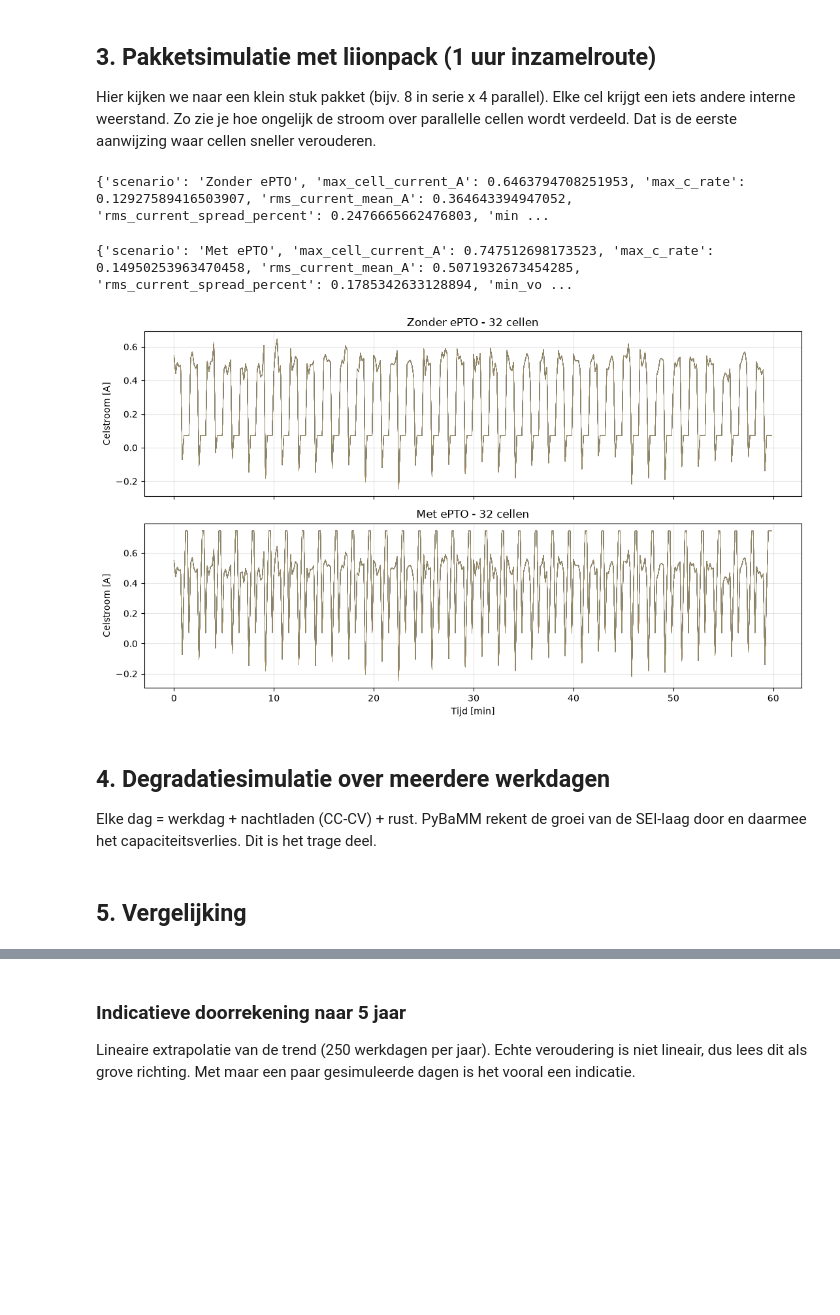
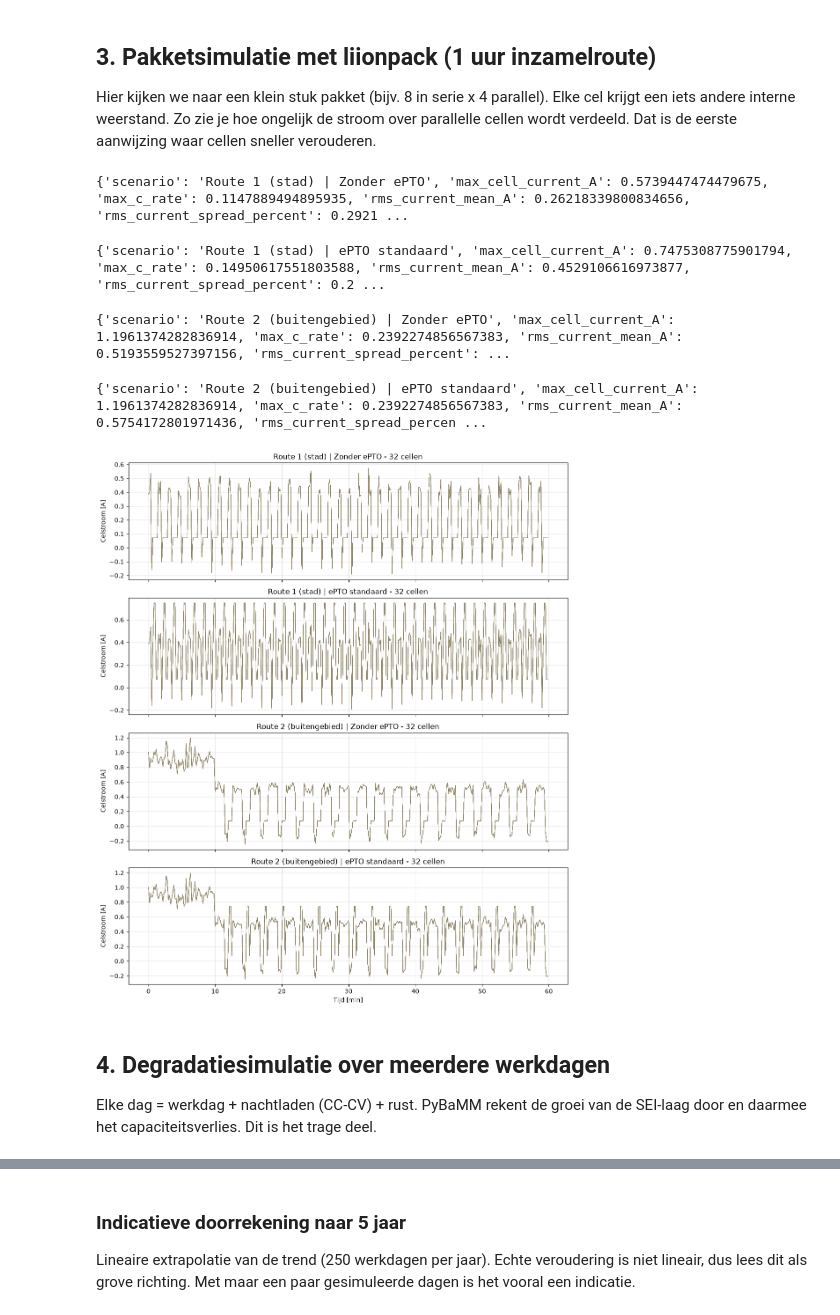
Before and after one commit to Youp44/S7, a Jupyter notebook: run_analysis.ipynb, the cells around one changed output, grey strips where cells are left out. Saved outputs shown, nothing was run; the diff lists cells and outputs as text; code cells hidden in the pictures; blank space fills up the shorter version.

Commit message:
Scenarios

```diff
--- a/run_analysis.ipynb
+++ b/run_analysis.ipynb
@@ -74,0 +63,8 @@ Met ePTO:    {'verbruikt_kWh': 140.75368245862734, 'regen_kWh': 2.66949327718998
+# %%
+ROUTES_AAN = None   # bijv. ["Route 1 (stad)"]
+EPTO_AAN = None     # bijv. ["ePTO standaard", "ePTO alleen lift"]
+
+GEKOZEN = selecteer(routes=ROUTES_AAN, epto=EPTO_AAN)
+print(f"{len(GEKOZEN)} scenario's:")
+for naam in GEKOZEN:
+    print(" -", naam)
@@ -74,0 +88,9 @@ Met ePTO:    {'verbruikt_kWh': 140.75368245862734, 'regen_kWh': 2.66949327718998
+# %%
+profielen = {naam: build_daily_power_profile(spec, with_epto)
+             for naam, (spec, with_epto) in GEKOZEN.items()}
+
+for naam, (t, p) in profielen.items():
+    print(f"{naam}:", daily_energy_kwh(t, p))
+
+fig = plot_power_profiles(profielen)
+plt.show()
@@ -78,19 +112,25 @@ Met ePTO:    {'verbruikt_kWh': 140.75368245862734, 'regen_kWh': 2.66949327718998
 Hier kijken we naar een klein stuk pakket (bijv. 8 in serie x 4 parallel). Elke cel krijgt een iets andere interne weerstand.
 Zo zie je hoe ongelijk de stroom over parallelle cellen wordt verdeeld. Dat is de eerste aanwijzing waar cellen sneller verouderen.
 # %%
+# Pakketsimulatie alleen voor de basis en de standaard-ePTO per route (anders te veel grafieken)
+PACK_SCENARIOS = [n for n in profielen if n.endswith("Zonder ePTO") or n.endswith("ePTO standaard")]
+
 results_pack = []
-for naam, (t, p) in {"Zonder ePTO": (t0, p0), "Met ePTO": (t1, p1)}.items():
+for naam in PACK_SCENARIOS:
+    t, p = profielen[naam]
     tw, pw = select_work_window(t, p, start_min=35, duration_min=PACK_SIM.duration_minutes)
     res = run_pack_simulation(naam, tw, pw, PACK, PACK_SIM)
     results_pack.append(res)
     print(summarize_pack_result(res))
 
 plot_pack_currents(results_pack)
 plt.show()
 # %% [output]
-{'scenario': 'Zonder ePTO', 'max_cell_current_A': 0.6463794708251953, 'max_c_rate': 0.12927589416503907, 'rms_current_mean_A': 0.364643394947052, 'rms_current_spread_percent': 0.2476665662476803, 'min ...
+{'scenario': 'Route 1 (stad) | Zonder ePTO', 'max_cell_current_A': 0.5739447474479675, 'max_c_rate': 0.1147889494895935, 'rms_current_mean_A': 0.26218339800834656, 'rms_current_spread_percent': 0.2921 ...
-{'scenario': 'Met ePTO', 'max_cell_current_A': 0.747512698173523, 'max_c_rate': 0.14950253963470458, 'rms_current_mean_A': 0.5071932673454285, 'rms_current_spread_percent': 0.1785342633128894, 'min_vo ...
+{'scenario': 'Route 1 (stad) | ePTO standaard', 'max_cell_current_A': 0.7475308775901794, 'max_c_rate': 0.14950617551803588, 'rms_current_mean_A': 0.4529106616973877, 'rms_current_spread_percent': 0.2 ...
+{'scenario': 'Route 2 (buitengebied) | Zonder ePTO', 'max_cell_current_A': 1.1961374282836914, 'max_c_rate': 0.2392274856567383, 'rms_current_mean_A': 0.5193559527397156, 'rms_current_spread_percent': ...
+{'scenario': 'Route 2 (buitengebied) | ePTO standaard', 'max_cell_current_A': 1.1961374282836914, 'max_c_rate': 0.2392274856567383, 'rms_current_mean_A': 0.5754172801971436, 'rms_current_spread_percen ...
-[figure, old version]
+[figure, new version]
 # %% [markdown]
 ## 4. Degradatiesimulatie over meerdere werkdagen
 
@@ -106,2 +138,0 @@ res_met = run_degradation("Met ePTO", t1, p1, PACK, CHARGING, N_DAGEN,
-# %% [markdown]
-## 5. Vergelijking
```
Also changed, not shown: parts of 14 cells of this notebook, 6 other files.
